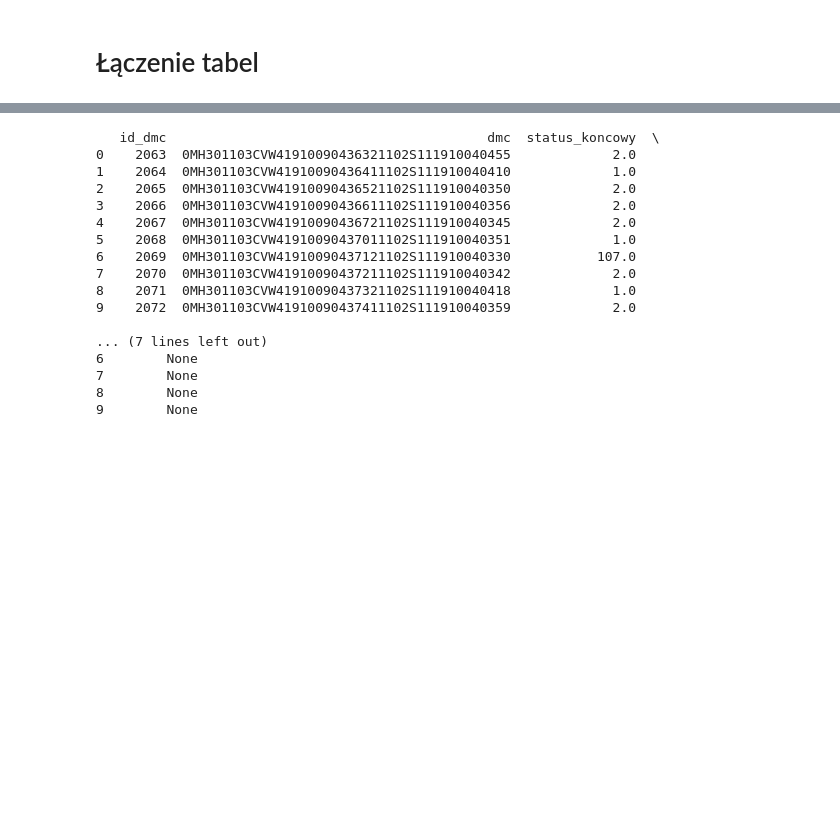
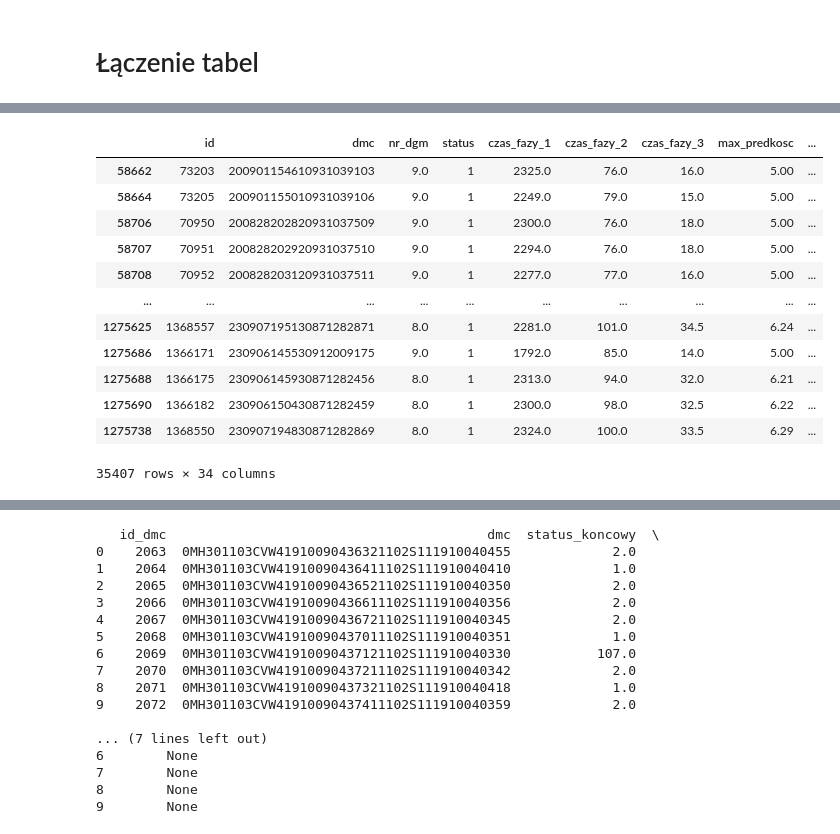
Before and after one commit to kubas99x/predict_quality_of_car_parts, a Jupyter notebook: src/oracle_connection.ipynb, the cells around one changed output, grey strips where cells are left out. Saved outputs shown, nothing was run; the diff lists cells and outputs as text; code cells hidden in the pictures; blank space fills up the shorter version.

```diff
--- a/src/oracle_connection.ipynb
+++ b/src/oracle_connection.ipynb
@@ -293,2 +287,0 @@ dgm_copy = data['MEB_DGM'].copy()
-# %%
-data['MEB_DMC'].dmc_casting = data['MEB_DMC'].dmc_casting.apply(lambda x: x.strip() if x != None else None)
@@ -308,2 +287,0 @@ Name: dmc_casting, Length: 1188860, dtype: object
-# %%
-data['MEB_DGM'].dmc = data['MEB_DGM'].dmc.apply(lambda x: x.strip() if x != None else None)
@@ -359,2 +334,18 @@ print(data['MEB_DGM'].shape)
 # %%
 data['MEB_DGM'].drop(columns=['rn'], inplace=True)
+# %%
+data['MEB_DGM'][data['MEB_DGM'].id == data['MEB_DGM'].id_dmc]
+# %% [output]
+|  | id | dmc | nr_dgm | status | czas_fazy_1 | czas_fazy_2 | czas_fazy_3 | max_predkosc | ... |
+| 58662 | 73203 | 200901154610931039103 | 9.0 | 1 | 2325.0 | 76.0 | 16.0 | 5.00 | ... |
+| 58664 | 73205 | 200901155010931039106 | 9.0 | 1 | 2249.0 | 79.0 | 15.0 | 5.00 | ... |
+| 58706 | 70950 | 200828202820931037509 | 9.0 | 1 | 2300.0 | 76.0 | 18.0 | 5.00 | ... |
+| 58707 | 70951 | 200828202920931037510 | 9.0 | 1 | 2294.0 | 76.0 | 18.0 | 5.00 | ... |
+| 58708 | 70952 | 200828203120931037511 | 9.0 | 1 | 2277.0 | 77.0 | 16.0 | 5.00 | ... |
+| ... | ... | ... | ... | ... | ... | ... | ... | ... | ... |
+| 1275625 | 1368557 | 230907195130871282871 | 8.0 | 1 | 2281.0 | 101.0 | 34.5 | 6.24 | ... |
+| 1275686 | 1366171 | 230906145530912009175 | 9.0 | 1 | 1792.0 | 85.0 | 14.0 | 5.00 | ... |
+| 1275688 | 1366175 | 230906145930871282456 | 8.0 | 1 | 2313.0 | 94.0 | 32.0 | 6.21 | ... |
+| 1275690 | 1366182 | 230906150430871282459 | 8.0 | 1 | 2300.0 | 98.0 | 32.5 | 6.22 | ... |
+| 1275738 | 1368550 | 230907194830871282869 | 8.0 | 1 | 2324.0 | 100.0 | 33.5 | 6.29 | ... |
+35407 rows × 34 columns
```
Also changed, not shown: parts of 23 cells of this notebook.
